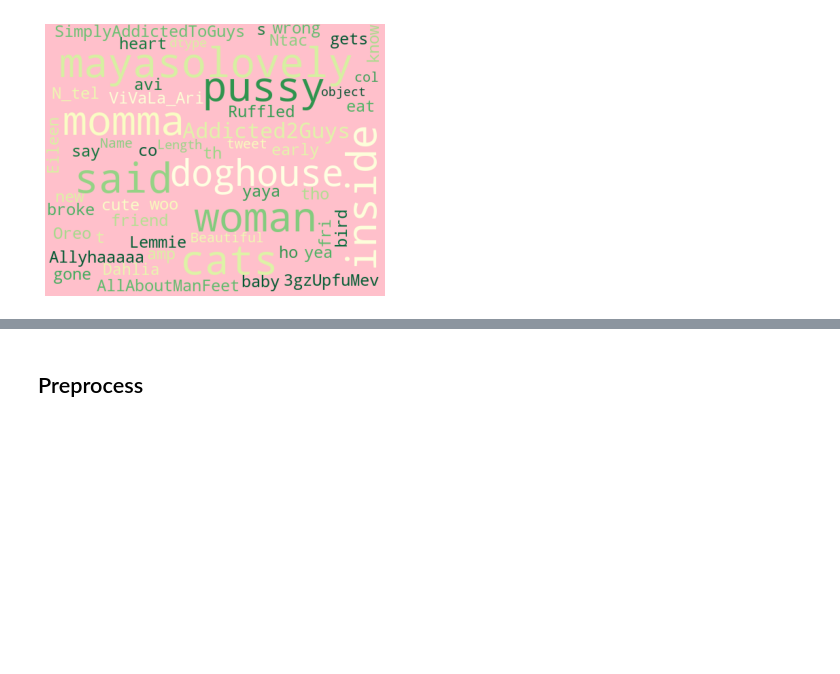
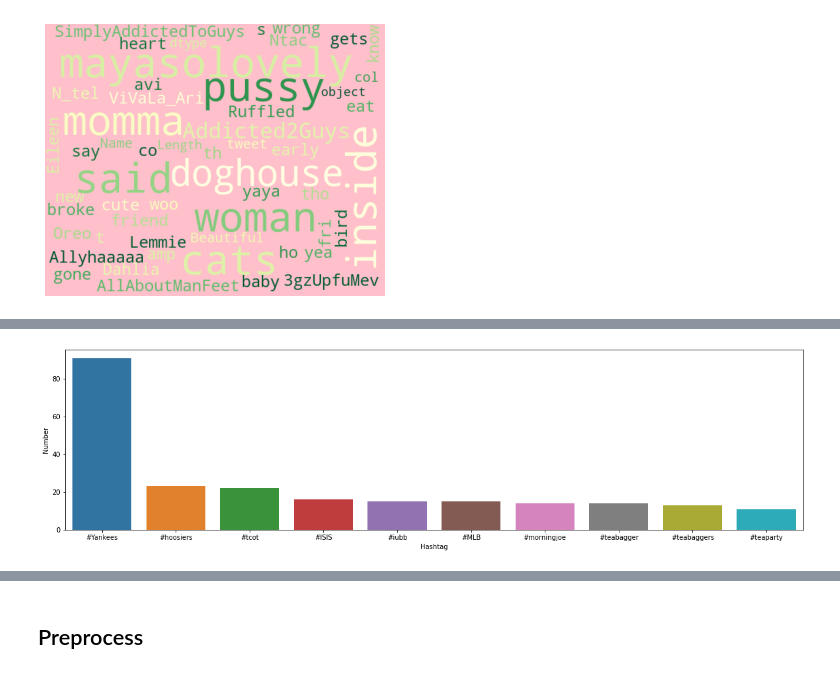
Before and after one commit to Anpan981025/ML_groupproject, a Jupyter notebook: hate_speech_classifier.ipynb, the cells around one changed output, grey strips where cells are left out. Drawn from its saved outputs; the diff is of its cells as text; code cells hidden in the pictures; blank space fills up the shorter version.

```diff
--- a/hate_speech_classifier.ipynb
+++ b/hate_speech_classifier.ipynb
@@ -144,0 +180,8 @@ plt.axis("off")
+# %%
+freq_neither = nltk.FreqDist(ht_neither)
+df_neither = pd.DataFrame(
+    {
+        'Hashtag':list(freq_neither.keys()),
+        'Number':list(freq_neither.values())
+    }
+)
@@ -144,0 +197,8 @@ plt.axis("off")
+# %%
+import seaborn as sns
+df_neither = df_neither.nlargest(columns="Number", n = 10)
+plt.figure(figsize=(20,5))
+ax = sns.barplot(data=df_neither, x= "Hashtag", y = "Number")
+plt.show()
+# %% [output]
+[figure, added]
```
Also changed, not shown: parts of 11 cells of this notebook.
